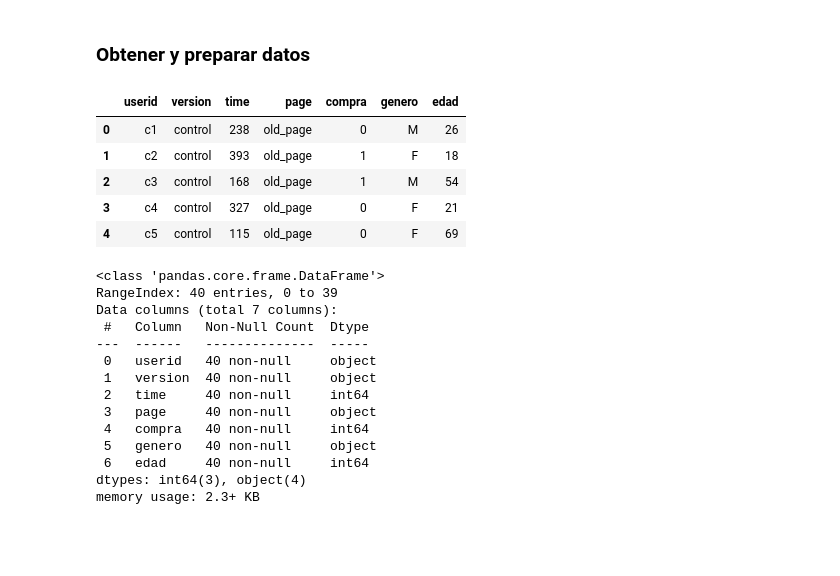
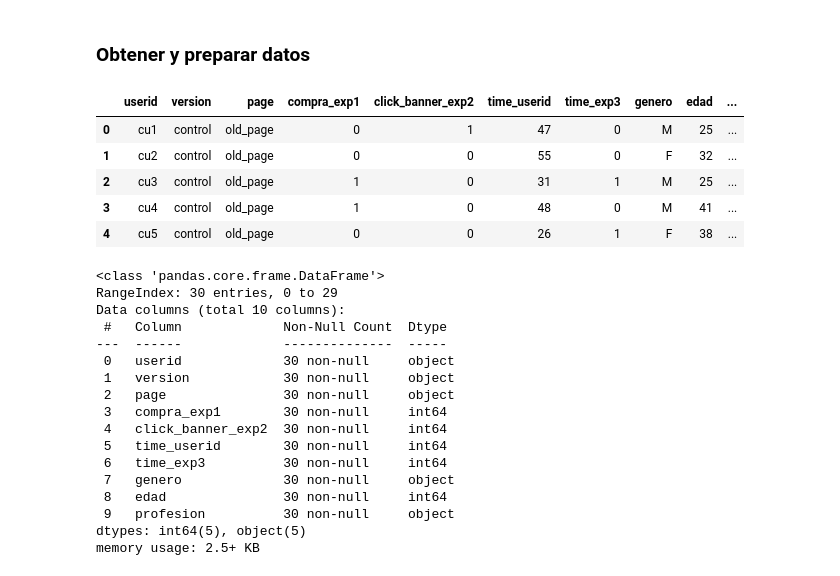
Before and after one commit to maugc1/5_Proyecto, a Jupyter notebook: nb/main.ipynb, the cells around one changed output. Cells and saved outputs as stored; diff of their text form; code cells hidden in the pictures; blank space fills up the shorter version.

```diff
--- a/nb/main.ipynb
+++ b/nb/main.ipynb
@@ -41,32 +43,35 @@ from scipy.stats import bernoulli, beta
 # %% [markdown]
 ### Obtener y preparar datos
 # %%
-data=pd.read_csv('../data/Datos_recopilados.csv',sep=';')
+data=pd.read_excel('../data/Datos_recopilados.xlsx')
 data.head()
 # %% [output]
-|  | userid | version | time | page | compra | genero | edad |
-| 0 | c1 | control | 238 | old_page | 0 | M | 26 |
-| 1 | c2 | control | 393 | old_page | 1 | F | 18 |
-| 2 | c3 | control | 168 | old_page | 1 | M | 54 |
-| 3 | c4 | control | 327 | old_page | 0 | F | 21 |
-| 4 | c5 | control | 115 | old_page | 0 | F | 69 |
+|  | userid | version | page | compra_exp1 | click_banner_exp2 | time_userid | time_exp3 | genero | edad | ... |
+| 0 | cu1 | control | old_page | 0 | 1 | 47 | 0 | M | 25 | ... |
+| 1 | cu2 | control | old_page | 0 | 0 | 55 | 0 | F | 32 | ... |
+| 2 | cu3 | control | old_page | 1 | 0 | 31 | 1 | M | 25 | ... |
+| 3 | cu4 | control | old_page | 1 | 0 | 48 | 0 | M | 41 | ... |
+| 4 | cu5 | control | old_page | 0 | 0 | 26 | 1 | F | 38 | ... |
 # %%
 data.info()
 # %% [output]
 <class 'pandas.core.frame.DataFrame'>
-RangeIndex: 40 entries, 0 to 39
-Data columns (total 7 columns):
- #   Column   Non-Null Count  Dtype
----  ------   --------------  -----
- 0   userid   40 non-null     object
- 1   version  40 non-null     object
- 2   time     40 non-null     int64
- 3   page     40 non-null     object
- 4   compra   40 non-null     int64
- 5   genero   40 non-null     object
- 6   edad     40 non-null     int64
-dtypes: int64(3), object(4)
-memory usage: 2.3+ KB
+RangeIndex: 30 entries, 0 to 29
+Data columns (total 10 columns):
+ #   Column             Non-Null Count  Dtype
+---  ------             --------------  -----
+ 0   userid             30 non-null     object
+ 1   version            30 non-null     object
+ 2   page               30 non-null     object
+ 3   compra_exp1        30 non-null     int64
+ 4   click_banner_exp2  30 non-null     int64
+ 5   time_userid        30 non-null     int64
+ 6   time_exp3          30 non-null     int64
+ 7   genero             30 non-null     object
+ 8   edad               30 non-null     int64
+ 9   profesion          30 non-null     object
+dtypes: int64(5), object(5)
+memory usage: 2.5+ KB
 # %%
 pd.crosstab(data.version, data.page)
 # %% [output]
```
Also changed, not shown: parts of 32 cells of this notebook, 1 other file.
